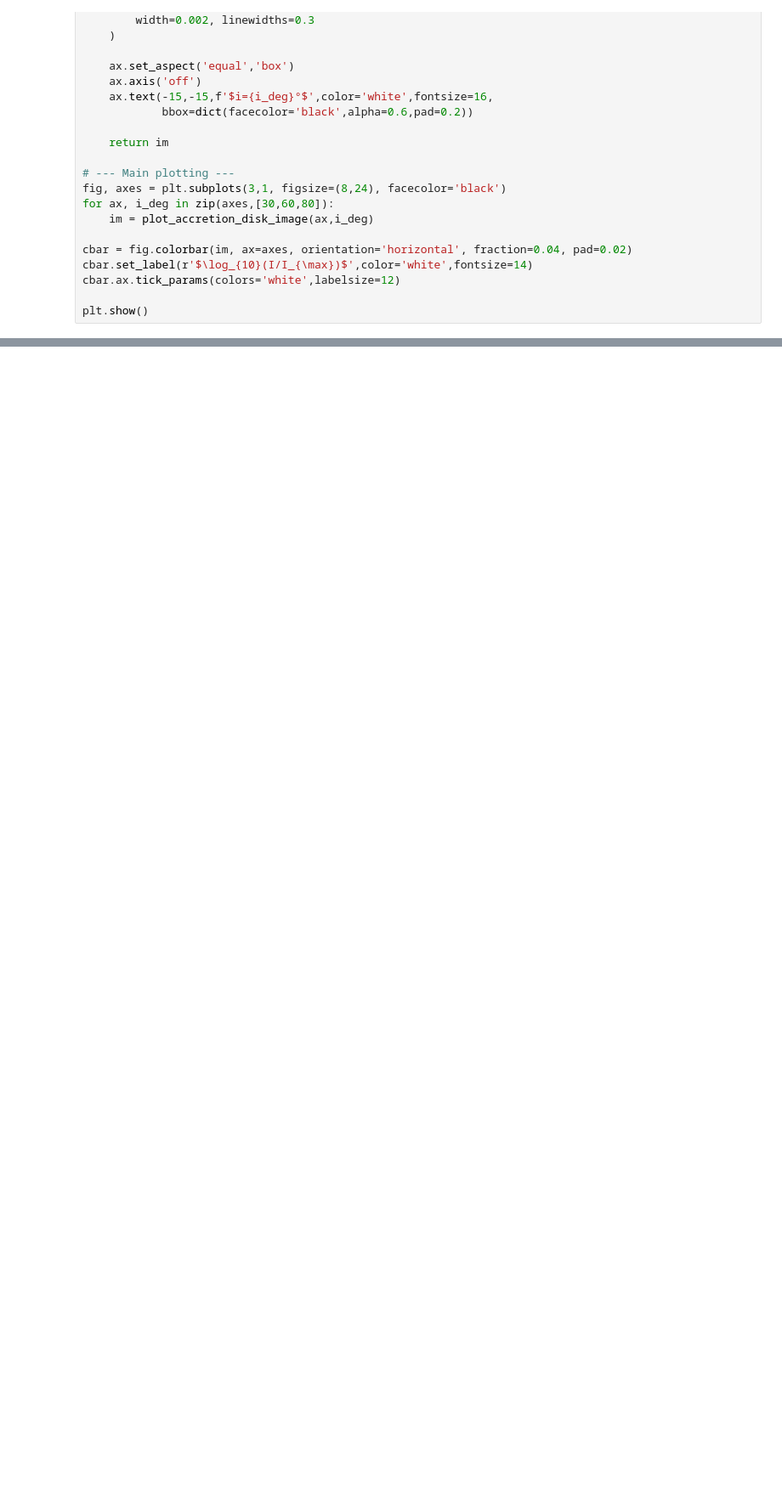
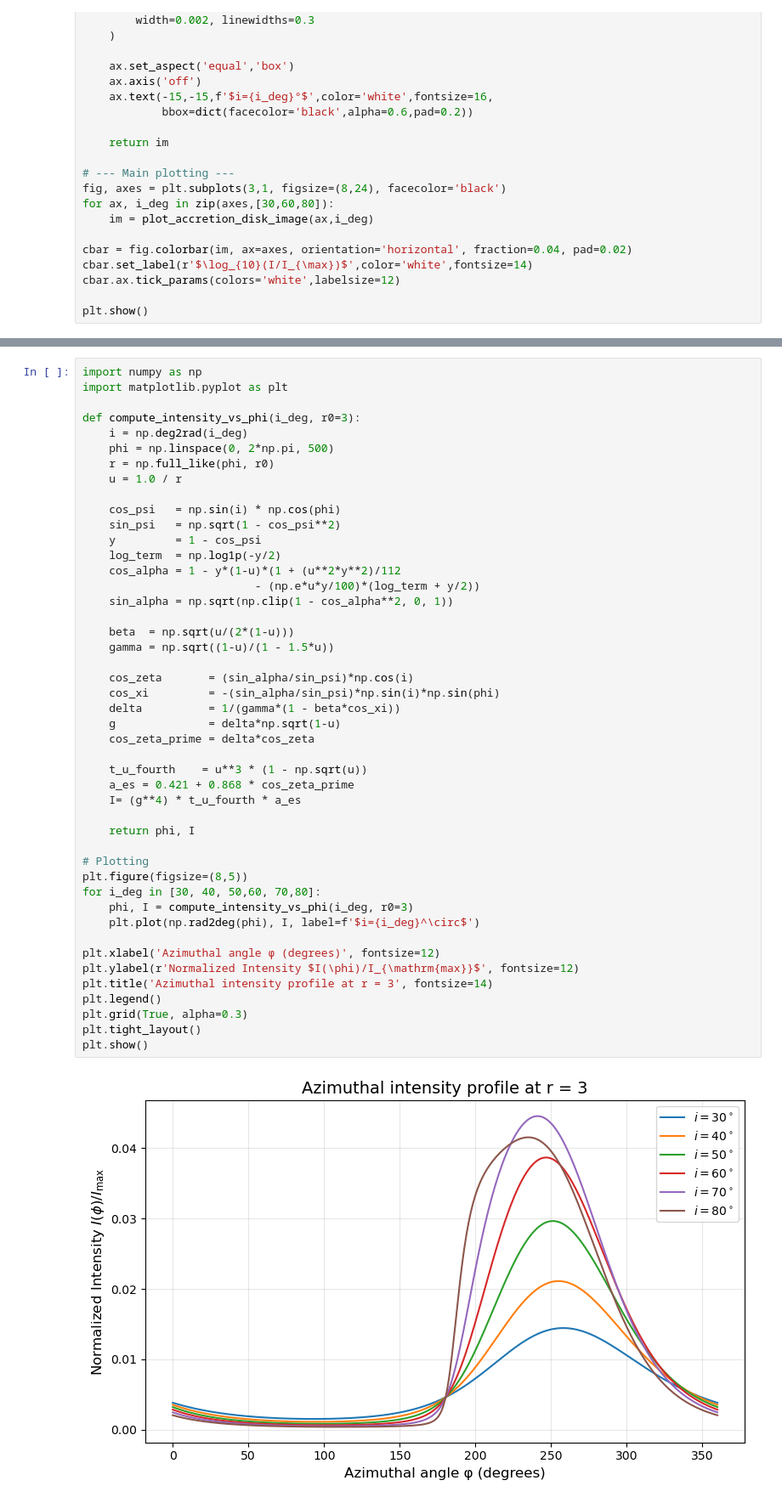
Before and after one commit to MehulGoyal22/PolAccDisk, a Jupyter notebook: polarization_analysis.ipynb, the cells around one changed output, grey strips where cells are left out. Shown at 85% size. Drawn from its saved outputs; the diff is of its cells as text; blank space fills up the shorter version.

```diff
--- a/polarization_analysis.ipynb
+++ b/polarization_analysis.ipynb
@@ -3261,0 +3264,48 @@ plt.show()
+# %%
+import numpy as np
+import matplotlib.pyplot as plt
+
+def compute_intensity_vs_phi(i_deg, r0=3):
+    i = np.deg2rad(i_deg)
+    phi = np.linspace(0, 2*np.pi, 500)
+    r = np.full_like(phi, r0)
+    u = 1.0 / r
+
+    cos_psi   = np.sin(i) * np.cos(phi)
+    sin_psi   = np.sqrt(1 - cos_psi**2)
+    y         = 1 - cos_psi
+    log_term  = np.log1p(-y/2)
+    cos_alpha = 1 - y*(1-u)*(1 + (u**2*y**2)/112
+                          - (np.e*u*y/100)*(log_term + y/2))
+    sin_alpha = np.sqrt(np.clip(1 - cos_alpha**2, 0, 1))
+
+    beta  = np.sqrt(u/(2*(1-u)))
+    gamma = np.sqrt((1-u)/(1 - 1.5*u))
+
+    cos_zeta       = (sin_alpha/sin_psi)*np.cos(i)
+    cos_xi         = -(sin_alpha/sin_psi)*np.sin(i)*np.sin(phi)
+    delta          = 1/(gamma*(1 - beta*cos_xi))
+    g              = delta*np.sqrt(1-u)
+    cos_zeta_prime = delta*cos_zeta
+
+    t_u_fourth    = u**3 * (1 - np.sqrt(u))
+    a_es = 0.421 + 0.868 * cos_zeta_prime
+    I= (g**4) * t_u_fourth * a_es
+
+    return phi, I
+
+# Plotting
+plt.figure(figsize=(8,5))
+for i_deg in [30, 40, 50,60, 70,80]:
+    phi, I = compute_intensity_vs_phi(i_deg, r0=3)
+    plt.plot(np.rad2deg(phi), I, label=f'$i={i_deg}^\circ$')
+
+plt.xlabel('Azimuthal angle φ (degrees)', fontsize=12)
+plt.ylabel(r'Normalized Intensity $I(\phi)/I_{\mathrm{max}}$', fontsize=12)
+plt.title('Azimuthal intensity profile at r = 3', fontsize=14)
+plt.legend()
+plt.grid(True, alpha=0.3)
+plt.tight_layout()
+plt.show()
+# %% [output]
+[figure, added]
```
Also changed, not shown: parts of 3 cells of this notebook, 4 other files.
